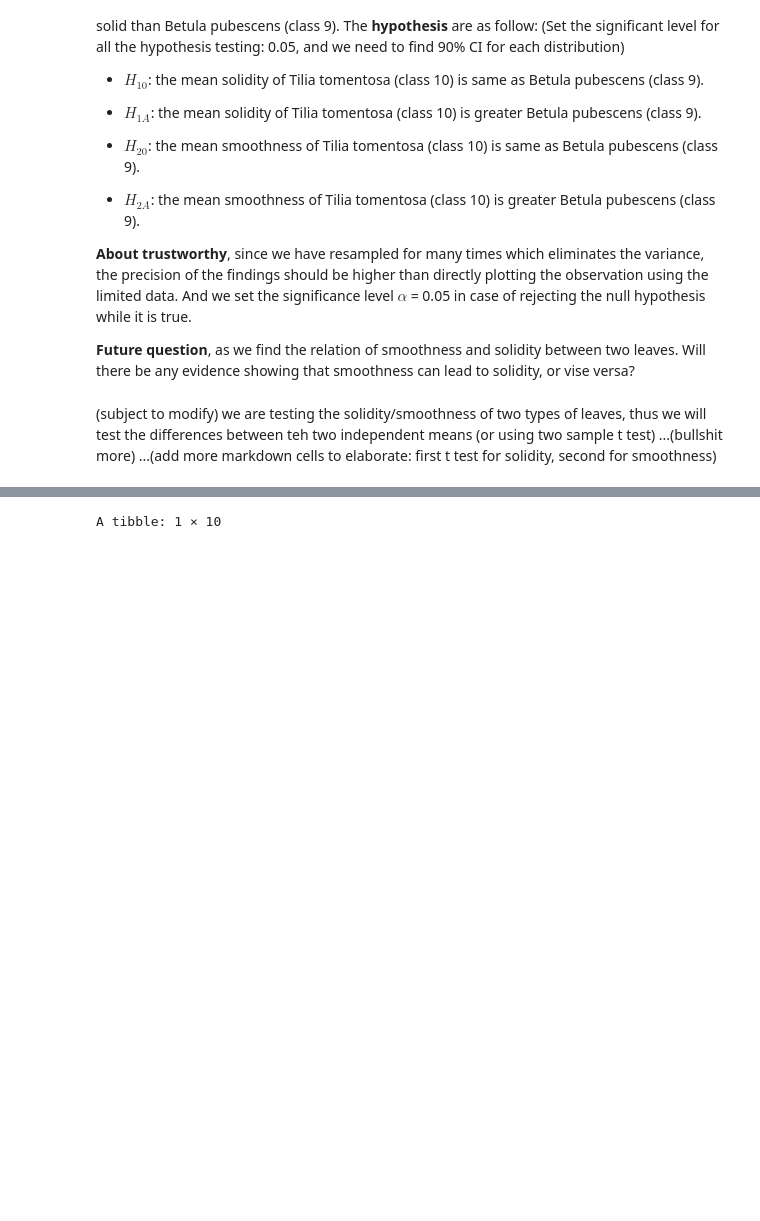
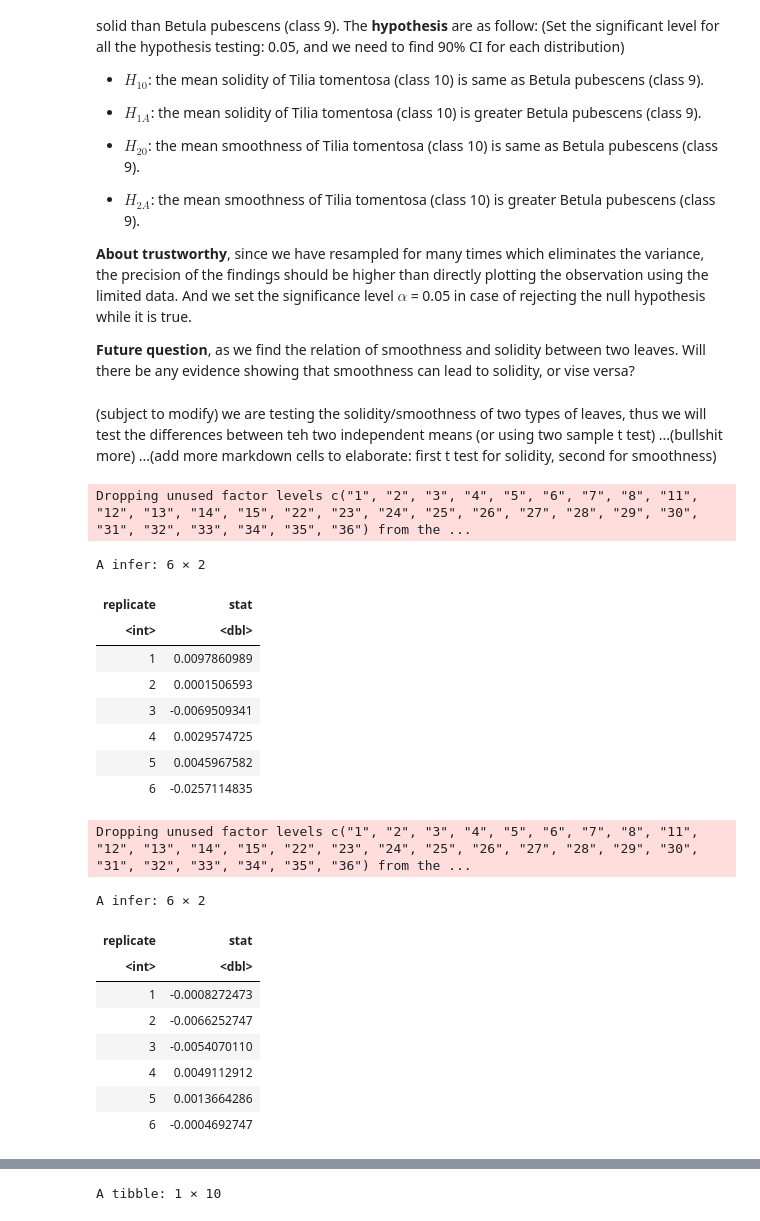
Before and after one commit to tiannelee/Hypothesis-testing-leaf-comparison, a Jupyter notebook: Proposal.ipynb, the cells around one changed output, grey strips where cells are left out. Saved outputs shown, nothing was run; the diff lists cells and outputs as text; code cells hidden in the pictures; blank space fills up the shorter version.

```diff
--- a/Proposal.ipynb
+++ b/Proposal.ipynb
@@ -132,4 +140,45 @@ Now, let's test our expected preliminary findings, tomentosa (class 10) is smoot
 (subject to modify) we are testing the solidity/smoothness of two types of leaves, thus we will test the differences between teh two independent means (or using two sample t test)
 ...(bullshit more)
 ...(add more markdown cells to elaborate: first t test for solidity, second for smoothness)
+# %%
+set.seed(1234)
+
+bootstrap_solidity <-
+     leaf %>%
+     specify(formula = Solidity ~ Class) %>%
+     hypothesize(null = "independence") %>%
+     generate(type = "permute", reps = 100) %>%
+     calculate(stat = "diff in means", order = c("10", "9"))
+
+head(bootstrap_solidity)
+
+bootstrap_smoothness <-
+     leaf %>%
+     specify(formula = Smoothness ~ Class) %>%
+     hypothesize(null = "independence") %>%
+     generate(type = "permute", reps = 100) %>%
+     calculate(stat = "diff in means", order = c("10", "9"))
+
+head(bootstrap_smoothness)
+# %% [output]
+Dropping unused factor levels c("1", "2", "3", "4", "5", "6", "7", "8", "11", "12", "13", "14", "15", "22", "23", "24", "25", "26", "27", "28", "29", "30", "31", "32", "33", "34", "35", "36") from the ...
+A infer: 6 × 2
+| replicate | stat |
+| <int> | <dbl> |
+| 1 | 0.0097860989 |
+| 2 | 0.0001506593 |
+| 3 | -0.0069509341 |
+| 4 | 0.0029574725 |
+| 5 | 0.0045967582 |
+| 6 | -0.0257114835 |
+Dropping unused factor levels c("1", "2", "3", "4", "5", "6", "7", "8", "11", "12", "13", "14", "15", "22", "23", "24", "25", "26", "27", "28", "29", "30", "31", "32", "33", "34", "35", "36") from the ...
+A infer: 6 × 2
+| replicate | stat |
+| <int> | <dbl> |
+| 1 | -0.0008272473 |
+| 2 | -0.0066252747 |
+| 3 | -0.0054070110 |
+| 4 | 0.0049112912 |
+| 5 | 0.0013664286 |
+| 6 | -0.0004692747 |
 # %%
```
Also changed, not shown: parts of 3 cells of this notebook.
